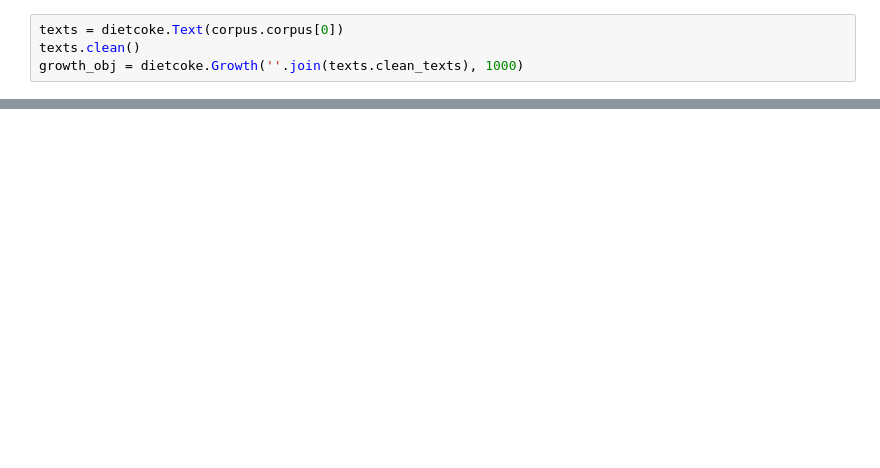
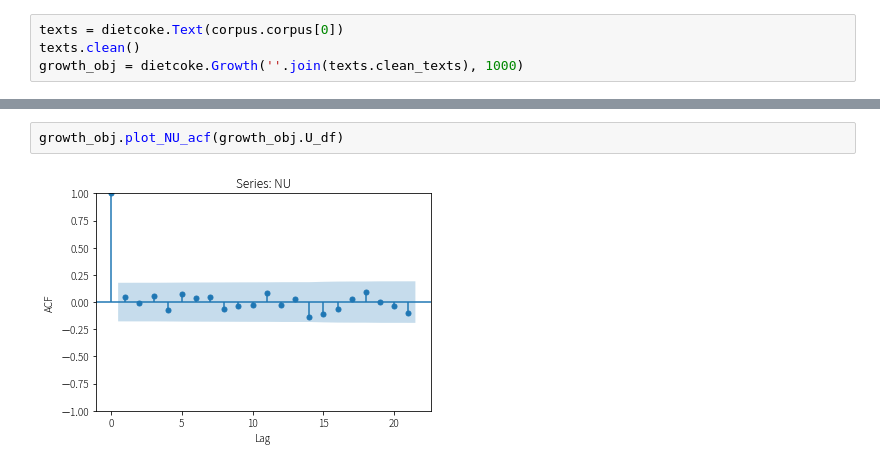
Before and after one commit to lopentu/cck, a Jupyter notebook: etc/vocab_growth.ipynb, the cells around one changed output, grey strips where cells are left out. Cells and saved outputs as stored; diff of their text form; blank space fills up the shorter version.

```diff
--- a/etc/vocab_growth.ipynb
+++ b/etc/vocab_growth.ipynb
@@ -116,0 +89,4 @@ plt.show()
+# %%
+growth_obj.plot_NU_acf(growth_obj.U_df)
+# %% [output]
+[figure, added]
```
Also changed, not shown: parts of 19 cells of this notebook, 1 other file.
